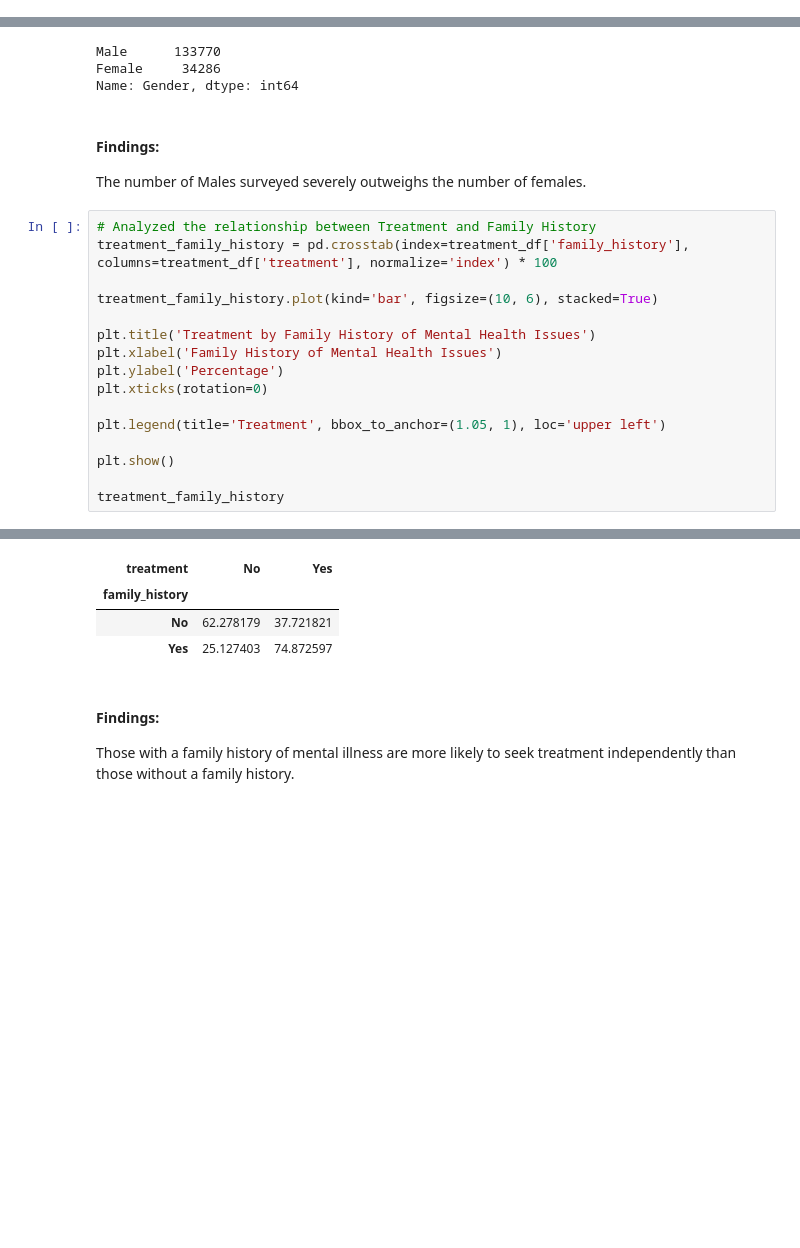
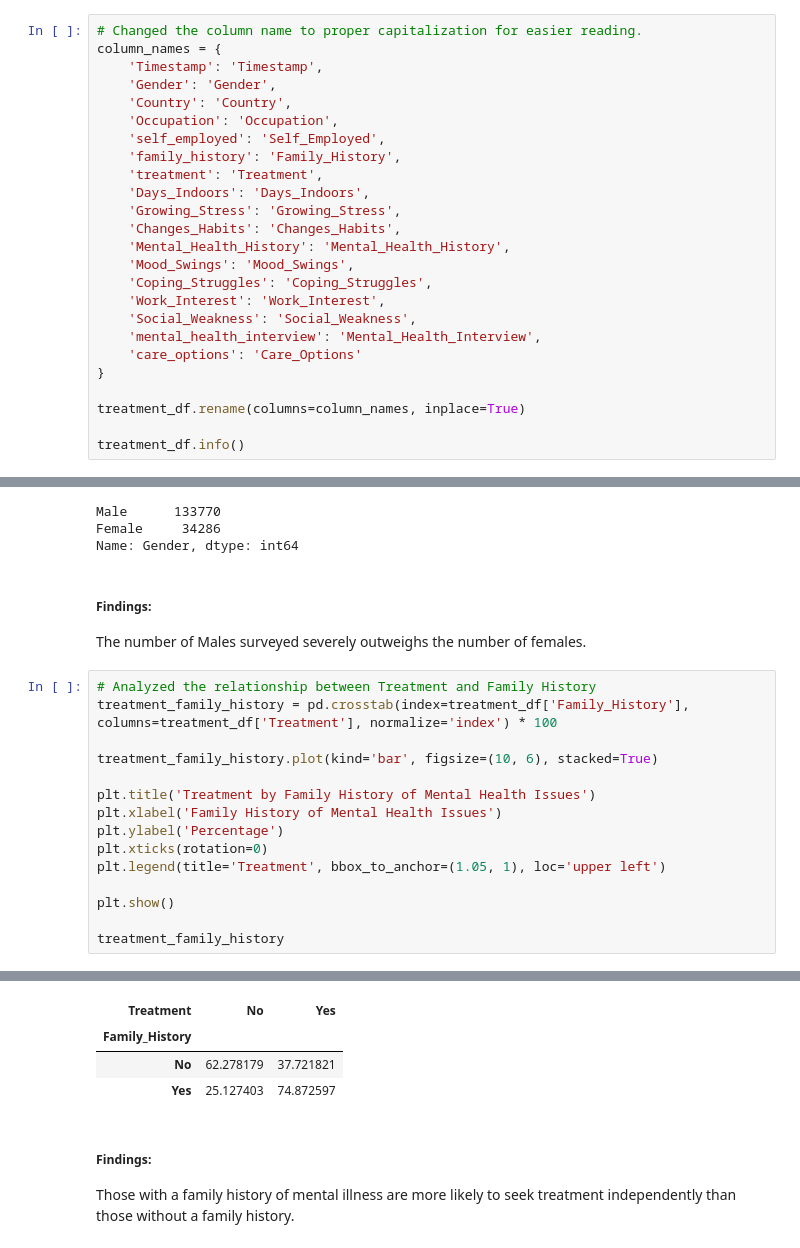
Before and after one commit to Lotus-baumgarner/Will-They-Seek-Treatment, a Jupyter notebook: Seek Treatment Notebook.ipynb, the cells around one changed output, grey strips where cells are left out. Cells and saved outputs as stored; diff of their text form; blank space fills up the shorter version.

```diff
--- a/Seek Treatment Notebook.ipynb
+++ b/Seek Treatment Notebook.ipynb
@@ -194,0 +176,25 @@ memory usage: 3.8 MB
+# %%
+# Changed the column name to proper capitalization for easier reading.
+column_names = {
+    'Timestamp': 'Timestamp',
+    'Gender': 'Gender',
+    'Country': 'Country',
+    'Occupation': 'Occupation',
+    'self_employed': 'Self_Employed',
+    'family_history': 'Family_History',
+    'treatment': 'Treatment',
+    'Days_Indoors': 'Days_Indoors',
+    'Growing_Stress': 'Growing_Stress',
+    'Changes_Habits': 'Changes_Habits',
+    'Mental_Health_History': 'Mental_Health_History',
+    'Mood_Swings': 'Mood_Swings',
+    'Coping_Struggles': 'Coping_Struggles',
+    'Work_Interest': 'Work_Interest',
+    'Social_Weakness': 'Social_Weakness',
+    'mental_health_interview': 'Mental_Health_Interview',
+    'care_options': 'Care_Options'
+}
+
+treatment_df.rename(columns=column_names, inplace=True)
+
+treatment_df.info()
@@ -236,31 +263,30 @@ Male      133770
 Female     34286
 Name: Gender, dtype: int64
 # %% [markdown]
-#### Findings:
+##### Findings:
 The number of Males surveyed severely outweighs the number of females.
 # %%
 # Analyzed the relationship between Treatment and Family History
-treatment_family_history = pd.crosstab(index=treatment_df['family_history'], columns=treatment_df['treatment'], normalize='index') * 100
+treatment_family_history = pd.crosstab(index=treatment_df['Family_History'], columns=treatment_df['Treatment'], normalize='index') * 100
 
 treatment_family_history.plot(kind='bar', figsize=(10, 6), stacked=True)
 
 plt.title('Treatment by Family History of Mental Health Issues')
 plt.xlabel('Family History of Mental Health Issues')
 plt.ylabel('Percentage')
 plt.xticks(rotation=0)
-
 plt.legend(title='Treatment', bbox_to_anchor=(1.05, 1), loc='upper left')
 
 plt.show()
 
 treatment_family_history
 # %% [output]
 [figure]
-| treatment | No | Yes |
-| family_history |  |  |
+| Treatment | No | Yes |
+| Family_History |  |  |
 | No | 62.278179 | 37.721821 |
 | Yes | 25.127403 | 74.872597 |
 # %% [markdown]
-#### Findings:
+##### Findings:
 Those with a family history of mental illness are more likely to seek treatment independently than those without a family history.
 # %%
```
Also changed, not shown: parts of 17 cells of this notebook.
